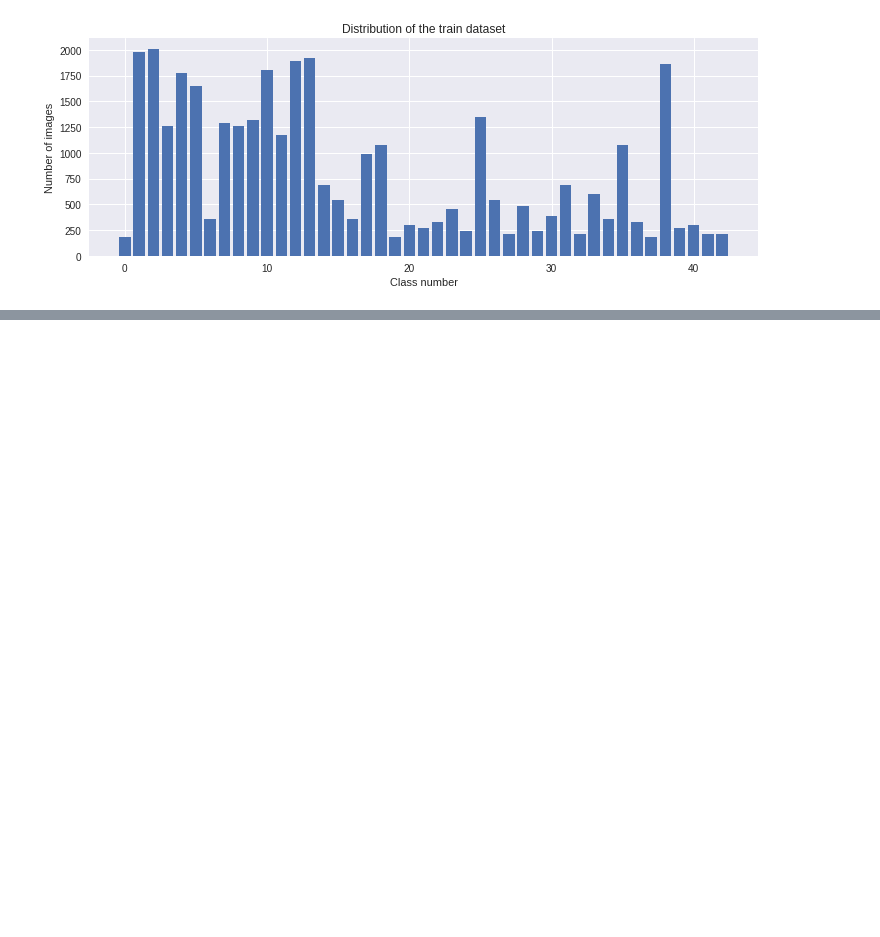
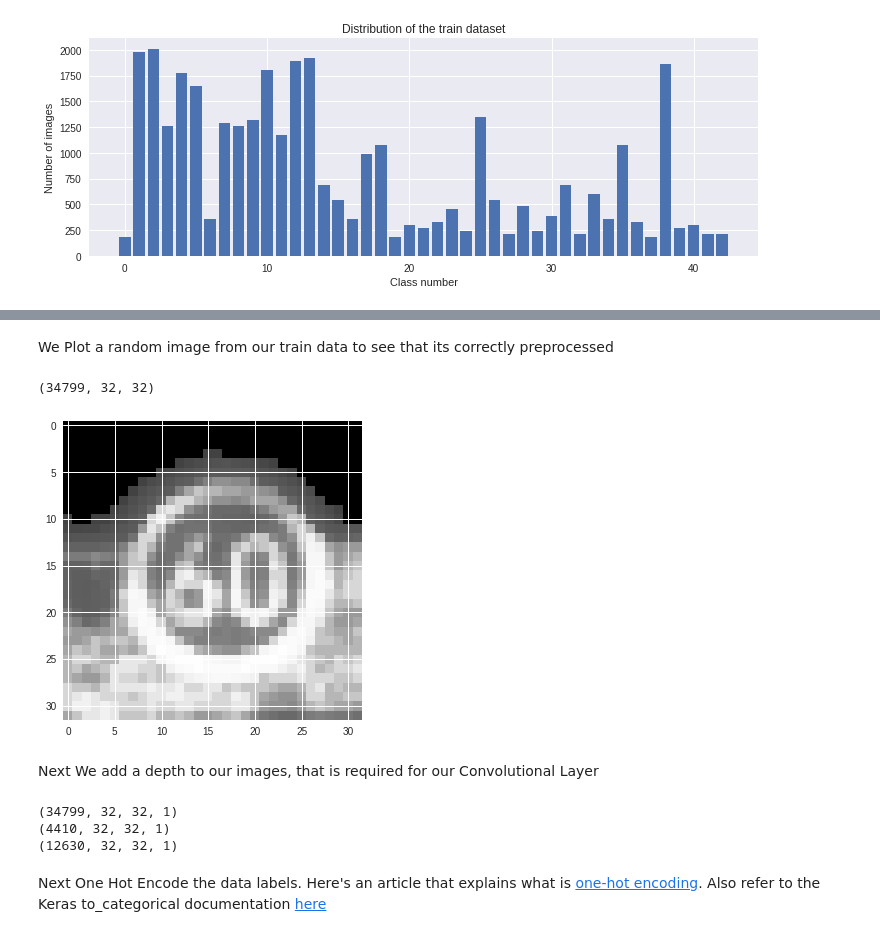
Before and after one commit to ItsCosmas/Traffic-Sign-Classification, a Jupyter notebook: Traffic_Sign_Classification.ipynb, the cells around one changed output, grey strips where cells are left out. Saved outputs shown, nothing was run; the diff lists cells and outputs as text; code cells hidden in the pictures; blank space fills up the shorter version.

```diff
--- a/Traffic_Sign_Classification.ipynb
+++ b/Traffic_Sign_Classification.ipynb
@@ -107,0 +153,7 @@ plt.show()
+# %%
+def preprocessing(img):
+  img = grayscale(img)
+  img = equalize(img)
+  #normalize the images, i.e. convert the pixel values to fit btwn 0 and 1
+  img = img/255
+  return img
@@ -107,0 +162,28 @@ plt.show()
+# %%
+X_train = np.array(list(map(preprocessing, X_train)))
+X_val = np.array(list(map(preprocessing, X_val)))
+X_test = np.array(list(map(preprocessing, X_test)))
+# %% [markdown]
+We Plot a random image from our train data to see that its correctly preprocessed
+# %%
+plt.imshow(X_train[random.randint(0, len(X_train) - 1)])
+print(X_train.shape)
+# %% [output]
+(34799, 32, 32)
+[figure, added]
+# %% [markdown]
+Next We add a depth to our images, that is required for our Convolutional Layer
+# %%
+X_train = X_train.reshape(34799, 32, 32, 1)
+X_val = X_val.reshape(4410, 32, 32, 1)
+X_test = X_test.reshape(12630, 32, 32, 1)
+
+print(X_train.shape)
+print(X_val.shape)
+print(X_test.shape)
+# %% [output]
+(34799, 32, 32, 1)
+(4410, 32, 32, 1)
+(12630, 32, 32, 1)
+# %% [markdown]
+Next One Hot Encode the data labels. Here's an article that explains what is [one-hot encoding](https://hackernoon.com/what-is-one-hot-encoding-why-and-when-do-you-have-to-use-it-e3c6186d008f). Also refer to the Keras to_categorical documentation [here](https://keras.io/utils/)
```
Also changed, not shown: parts of 13 cells of this notebook.
